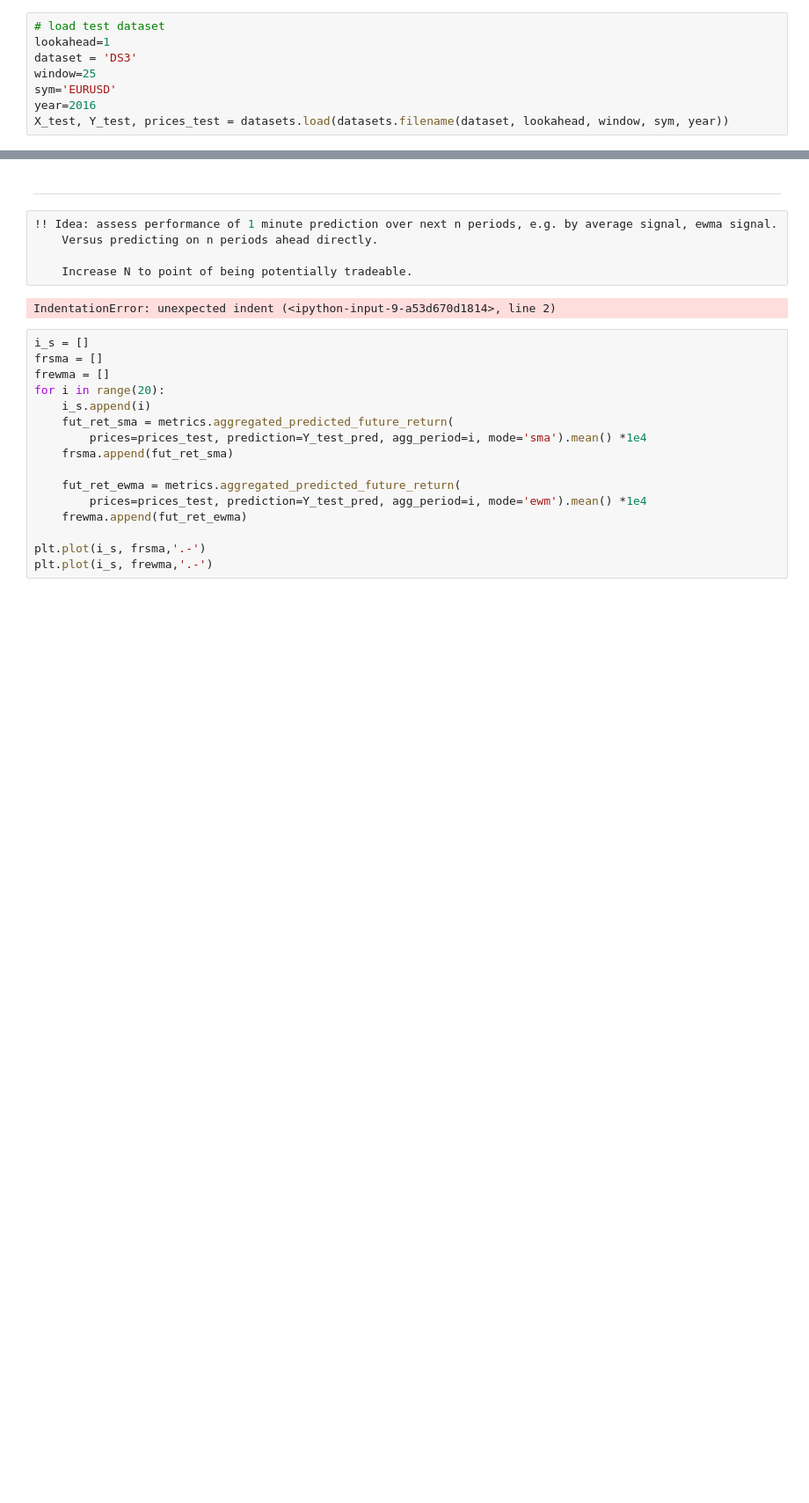
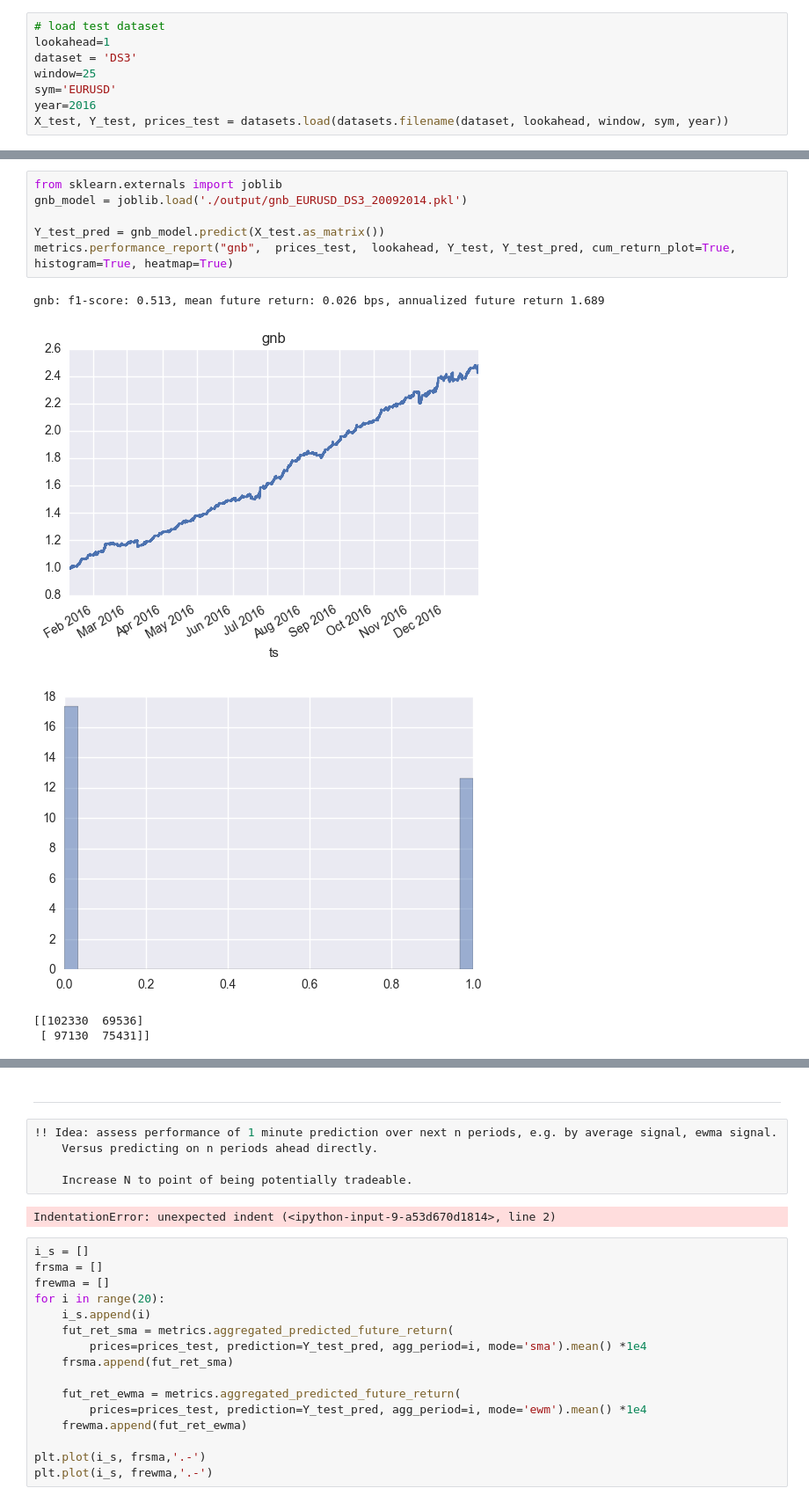
Before and after one commit to andrewwilson/mlnd_capstone, a Jupyter notebook: LoadAndEvaluateModel.ipynb, the cells around one changed output, grey strips where cells are left out. Shown at 88% size. Cells and saved outputs as stored; diff of their text form; blank space fills up the shorter version.

```diff
--- a/LoadAndEvaluateModel.ipynb
+++ b/LoadAndEvaluateModel.ipynb
@@ -58,0 +83,12 @@ test: f1-score: 0.516, mean future return: 0.027 bps
+# %%
+from sklearn.externals import joblib
+gnb_model = joblib.load('./output/gnb_EURUSD_DS3_20092014.pkl')
+
+Y_test_pred = gnb_model.predict(X_test.as_matrix())
+metrics.performance_report("gnb",  prices_test,  lookahead, Y_test, Y_test_pred, cum_return_plot=True, histogram=True, heatmap=True)
+# %% [output]
+gnb: f1-score: 0.513, mean future return: 0.026 bps, annualized future return 1.689
+[figure, added]
+[figure, added]
+[[102330  69536]
+ [ 97130  75431]]
```
Also changed, not shown: parts of 6 cells of this notebook, 2 other files.
